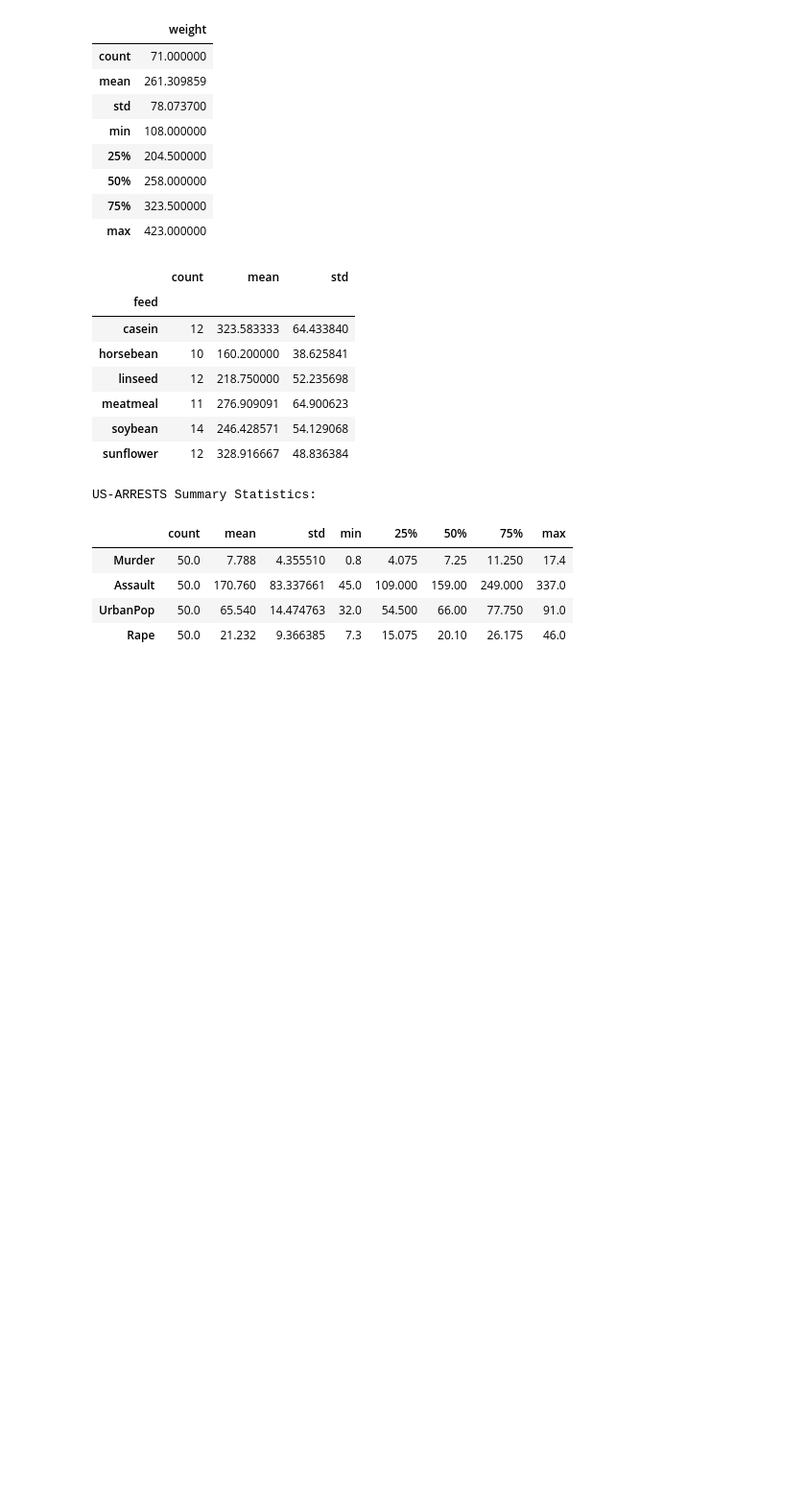
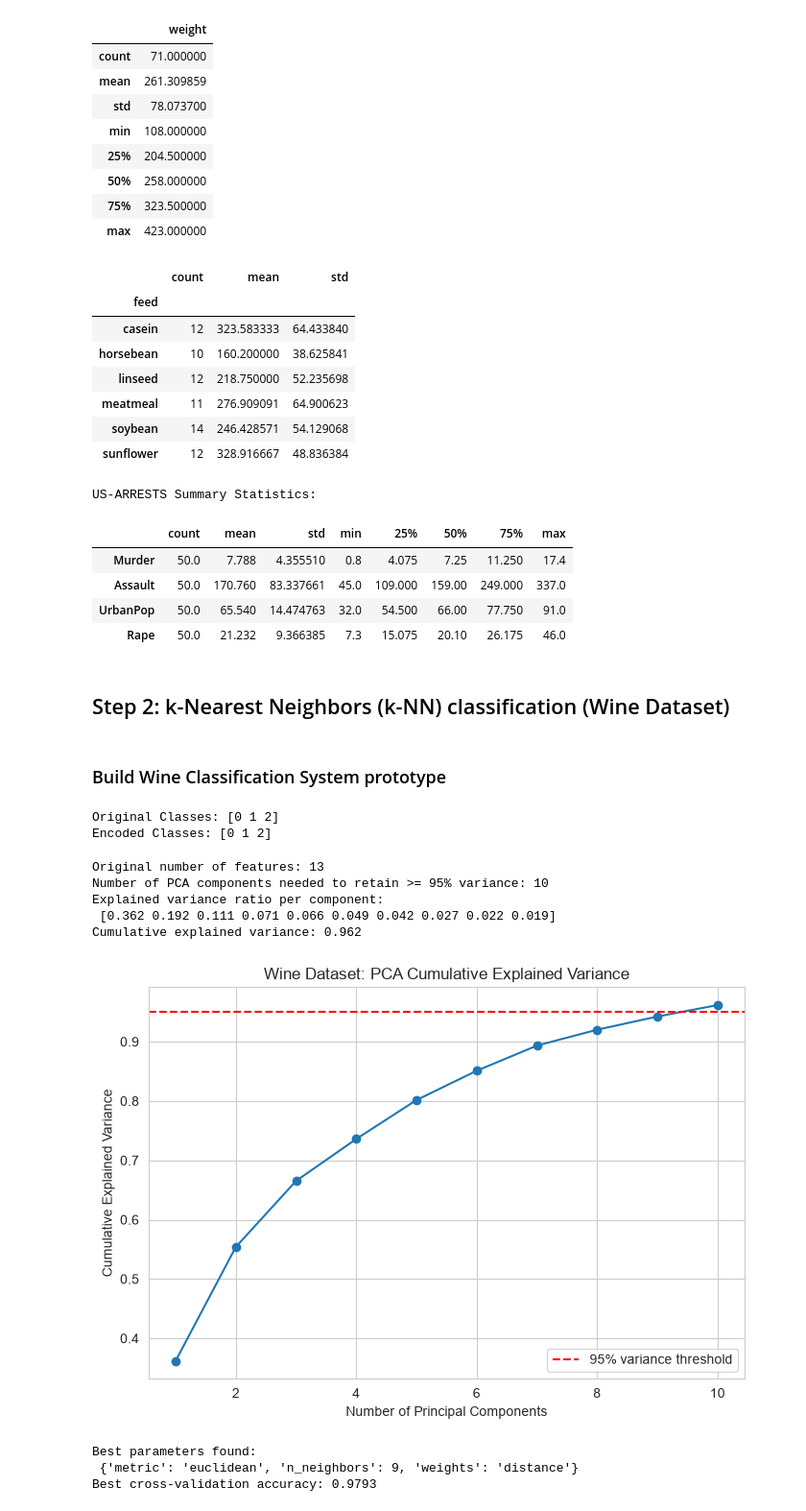
Before and after one commit to Sylvan-Joel-DDS/DataVine_Analytics, a Jupyter notebook: Notebook/DataVine_Analytics.ipynb, the cells around one changed output. Shown at 96% size. Saved outputs shown, nothing was run; the diff lists cells and outputs as text; code cells hidden in the pictures; blank space fills up the shorter version.

Commit message:
Applied appropriate dimensionality technique using (PCA) and optimized each ML approach (k-NN, recommendation systems, clustering) using best practice for hyper-parameter tuning

```diff
--- a/Notebook/DataVine_Analytics.ipynb
+++ b/Notebook/DataVine_Analytics.ipynb
@@ -38,7 +43,7 @@ from sklearn.metrics.pairwise import cosine_similarity
 from sklearn.metrics import classification_report, accuracy_score, confusion_matrix, silhouette_score
 # %%
 sns.set_style("whitegrid")
-plt.rcParams["figure.figsize"] = (8, 5)
+plt.rcParams["figure.figsize"] = (7, 5)
 RANDOM_STATE = 42
 # %% [markdown]
 ## Step 1: Data Preparation
@@ -230,3 +240,74 @@ US-ARRESTS Summary Statistics:
 | Assault | 50.0 | 170.760 | 83.337661 | 45.0 | 109.000 | 159.00 | 249.000 | 337.0 |
 | UrbanPop | 50.0 | 65.540 | 14.474763 | 32.0 | 54.500 | 66.00 | 77.750 | 91.0 |
 | Rape | 50.0 | 21.232 | 9.366385 | 7.3 | 15.075 | 20.10 | 26.175 | 46.0 |
+# %% [markdown]
+## Step 2: k-Nearest Neighbors (k-NN) classification (Wine Dataset)
+# %% [markdown]
+### Build Wine Classification System prototype
+# %%
+# 1. Convert categorical target labels into numeric value
+label_encoder = LabelEncoder()
+wine["target_encoded"] = label_encoder.fit_transform(wine["target"])
+
+print("Original Classes:", label_encoder.classes_)
+print("Encoded Classes:", np.unique(wine["target_encoded"]))
+
+X_wine = wine.drop(columns=["target", "target_encoded"])
+y_wine = wine["target_encoded"]
+
+# Standardized features prior to PCA (required for PCA to work correctly)
+X_wine_scaled = StandardScaler().fit_transform(X_wine)
+# %% [output]
+Original Classes: [0 1 2]
+Encoded Classes: [0 1 2]
+# %%
+# 2. Apply PCA to reduce dimensionality while retaining 95% variance
+pca_wine = PCA(n_components=0.95, random_state=RANDOM_STATE)
+X_wine_pca = pca_wine.fit_transform(X_wine_scaled)
+
+print(f"Original number of features: {X_wine.shape[1]}")
+print(f"Number of PCA components needed to retain >= 95% variance: {X_wine_pca.shape[1]}")
+print(f"Explained variance ratio per component:\n {np.round(pca_wine.explained_variance_ratio_, 3)}")
+print(f"Cumulative explained variance: {np.sum(pca_wine.explained_variance_ratio_):.3f}")
+
+# Screen plot
+plt.figure(figsize=(7, 5))
+plt.plot(range(1, len(pca_wine.explained_variance_ratio_) + 1),
+         np.cumsum(pca_wine.explained_variance_ratio_), marker="o")
+plt.axhline(0.95, color="red", linestyle="--", label="95% variance threshold")
+plt.xlabel("Number of Principal Components")
+plt.ylabel("Cumulative Explained Variance")
+plt.title("Wine Dataset: PCA Cumulative Explained Variance")
+plt.legend()
+plt.tight_layout()
+plt.show()
+# %% [output]
+Original number of features: 13
+Number of PCA components needed to retain >= 95% variance: 10
+Explained variance ratio per component:
+ [0.362 0.192 0.111 0.071 0.066 0.049 0.042 0.027 0.022 0.019]
+Cumulative explained variance: 0.962
+[figure, added]
+# %%
+# 3. Use GridSearchCV to find the optimal k-value and distance metric
+X_train, X_test, y_train, y_test = train_test_split(
+    X_wine_pca, y_wine, test_size=0.2, random_state=RANDOM_STATE, stratify=y_wine
+)
+
+param_grid = {
+    "n_neighbors" : list(range(1, 21)),
+    "metric" : ["euclidean", "manhattan", "minkowski"],
+    "weights" : ["uniform", "distance"]
+}
+
+grid_search = GridSearchCV(
+    KNeighborsClassifier(), param_grid, cv=5, scoring="accuracy", n_jobs=-1
+)
+grid_search.fit(X_train, y_train)
+
+print("Best parameters found:\n", grid_search.best_params_)
+print(f"Best cross-validation accuracy: {grid_search.best_score_:.4f}")
+# %% [output]
+Best parameters found:
+ {'metric': 'euclidean', 'n_neighbors': 9, 'weights': 'distance'}
+Best cross-validation accuracy: 0.9793
```
Also changed, not shown: parts of 23 cells of this notebook, 1 other file.
